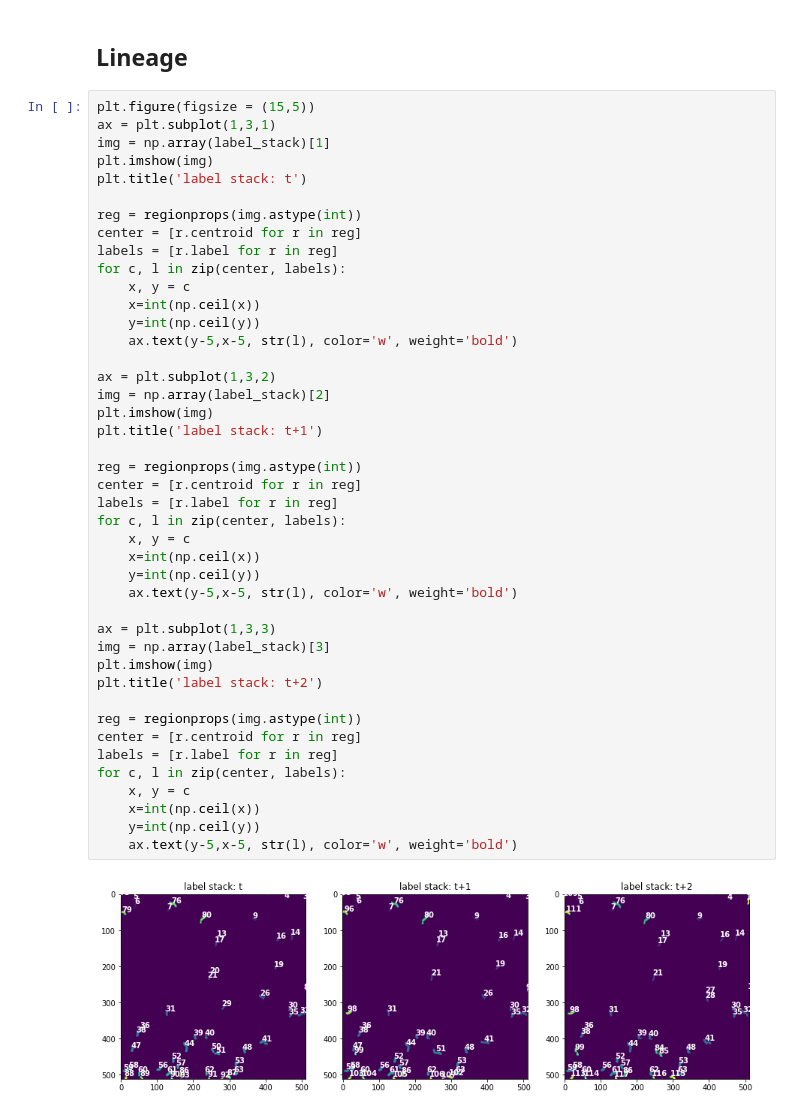
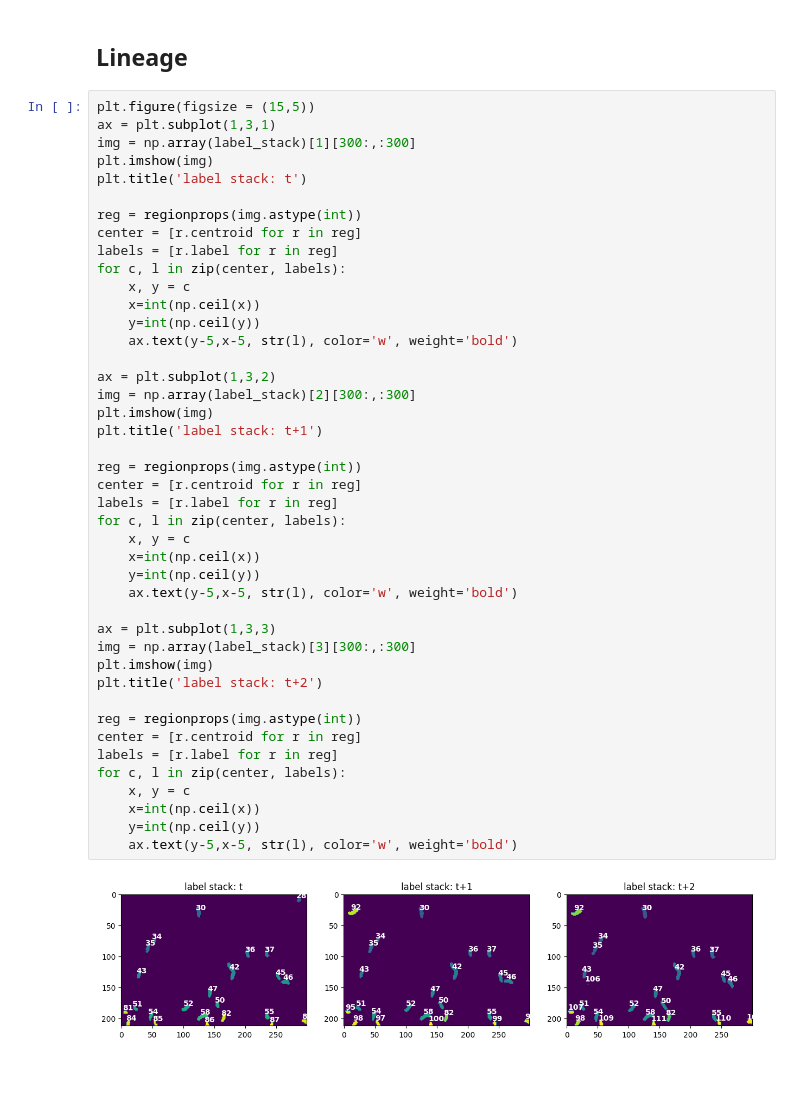
Before and after one commit to ajrzepiela/midap, a Jupyter notebook: notebook/tracking-results-analysis.ipynb, the cells around one changed output. Drawn from its saved outputs; the diff is of its cells as text; blank space fills up the shorter version.

```diff
--- a/notebook/tracking-results-analysis.ipynb
+++ b/notebook/tracking-results-analysis.ipynb
@@ -74,7 +74,7 @@ Text(0, 0.5, 'Cell Area')
 # %%
 plt.figure(figsize = (15,5))
 ax = plt.subplot(1,3,1)
-img = np.array(label_stack)[1]
+img = np.array(label_stack)[1][300:,:300]
 plt.imshow(img)
 plt.title('label stack: t')
 
@@ -86,33 +86,33 @@ for c, l in zip(center, labels):
     x=int(np.ceil(x))
     y=int(np.ceil(y))
     ax.text(y-5,x-5, str(l), color='w', weight='bold')
 
 ax = plt.subplot(1,3,2)
-img = np.array(label_stack)[2]
+img = np.array(label_stack)[2][300:,:300]
 plt.imshow(img)
 plt.title('label stack: t+1')
 
 reg = regionprops(img.astype(int))
 center = [r.centroid for r in reg]
 labels = [r.label for r in reg]
 for c, l in zip(center, labels):
     x, y = c
     x=int(np.ceil(x))
     y=int(np.ceil(y))
     ax.text(y-5,x-5, str(l), color='w', weight='bold')
 
 ax = plt.subplot(1,3,3)
-img = np.array(label_stack)[3]
+img = np.array(label_stack)[3][300:,:300]
 plt.imshow(img)
 plt.title('label stack: t+2')
 
 reg = regionprops(img.astype(int))
 center = [r.centroid for r in reg]
 labels = [r.label for r in reg]
 for c, l in zip(center, labels):
     x, y = c
     x=int(np.ceil(x))
     y=int(np.ceil(y))
     ax.text(y-5,x-5, str(l), color='w', weight='bold')
 # %% [output]
-[figure, old version]
+[figure, new version]
```
Also changed, not shown: parts of 4 cells of this notebook, 1 other file.
